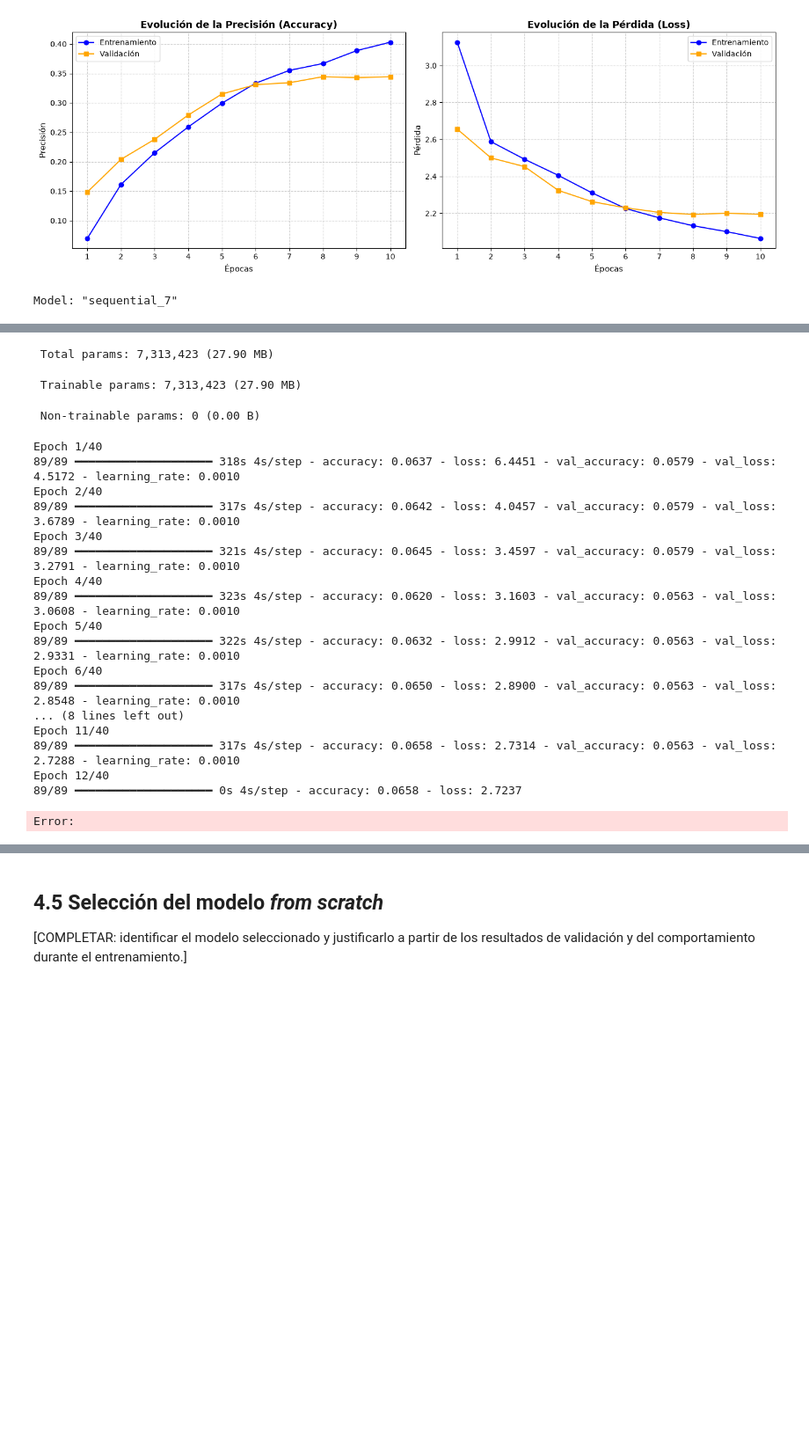
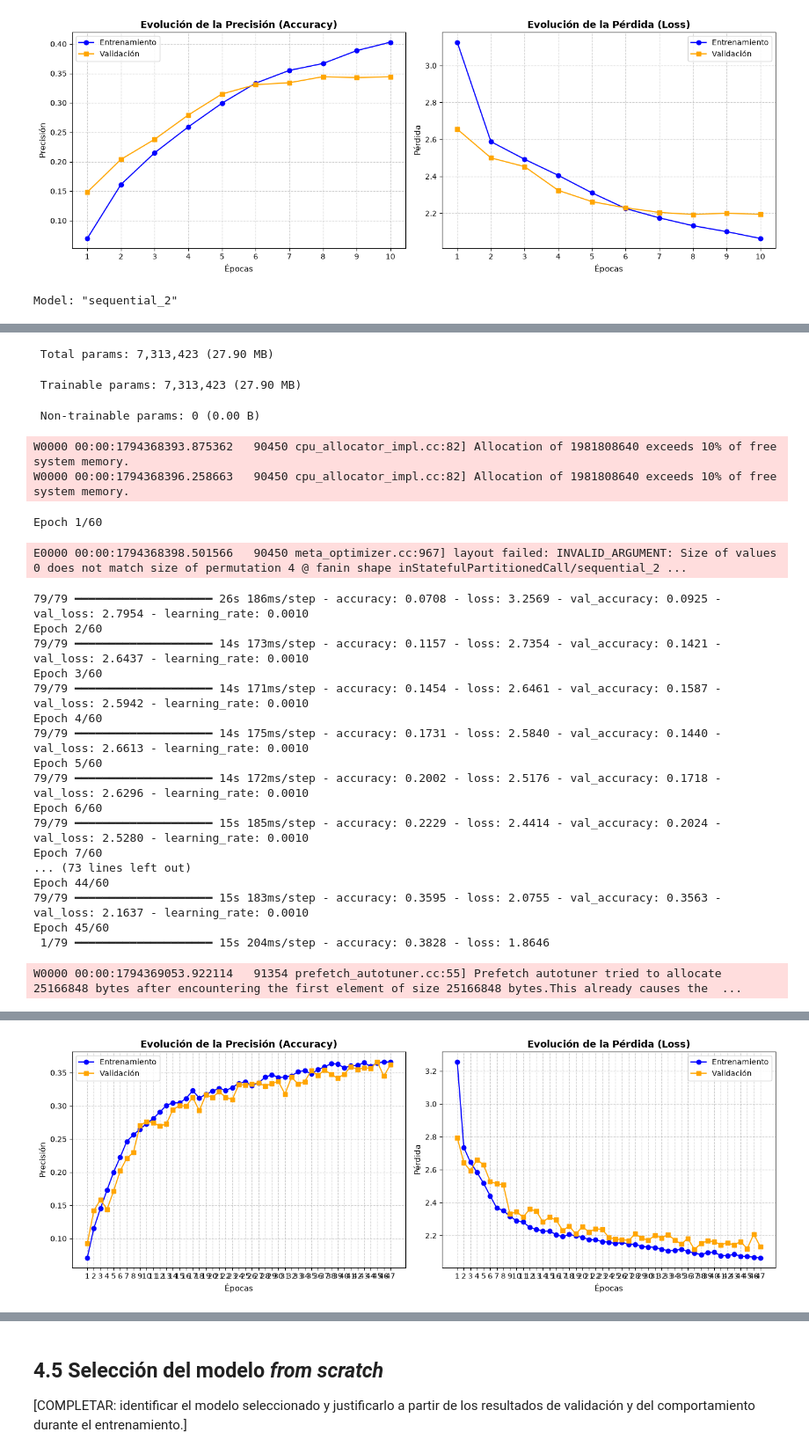
Before and after one commit to bhuvanarangaiah/07MIAR-CNN-Redes-Neuronales-2026, a Jupyter notebook: Plantilla_Proyecto_07MIAR.ipynb, the cells around one changed output, grey strips where cells are left out. Shown at 88% size. Saved outputs shown, nothing was run; the diff lists cells and outputs as text; code cells hidden in the pictures; blank space fills up the shorter version.

```diff
--- a/Plantilla_Proyecto_07MIAR.ipynb
+++ b/Plantilla_Proyecto_07MIAR.ipynb
@@ -1101,10 +1106,7 @@ from tensorflow.keras.optimizers import Adam
 data_augmentation = Sequential([ # Implementando data augmentation para mas variedad de imagenes en el dataset
     layers.RandomFlip("horizontal"),
     layers.RandomRotation(0.1),
-    layers.RandomZoom(0.1),
-    layers.RandomBrightness(factor=0.1),
-    layers.RandomContrast(factor=0.1),
-    layers.RandomTranslation(height_factor=0.1, width_factor=0.1)
+    layers.RandomZoom(0.1)
 ])
 
 cnn_HAR_dropout_dense = Sequential([ # Agregue una capa dropout y una extra de densas
@@ -1118,7 +1120,7 @@ cnn_HAR_dropout_dense = Sequential([ # Agregue una capa dropout y una extra de d
 
     layers.Conv2D(256, (3, 3), activation="relu"), # Aumento de la red de 128 --> 256
     layers.MaxPooling2D((2, 2)),
-    layers.Dropout(0.3),
+    #layers.Dropout(0.3),
 
     layers.Conv2D(256, (3, 3), activation="relu"), # Creacion de una nueva capa convolucional para aumentar la capacidad de aprendizaje 256
     layers.MaxPooling2D((2, 2)),
@@ -1132,33 +1134,34 @@ cnn_HAR_dropout_dense = Sequential([ # Agregue una capa dropout y una extra de d
 cnn_HAR_dropout_dense.summary()
 early_stop = EarlyStopping(
     monitor="val_loss",
-    patience=2,
+    patience=10,
     restore_best_weights=True
 )
 
 lr_scheduler = callbacks.ReduceLROnPlateau( # Agregamos un LR Scheduler para mejora dinamica del LR
     monitor='val_loss',
     factor=0.2,
-    patience=6, # Aumento de la paciencia por el data augmentation
-    min_lr=1e-6,
+    patience=10, # Aumento de la paciencia por el data augmentation
+    min_lr=0.001,
     verbose=1
 )
 
-#optimizer = Adam(learning_rate=0.0001)
+optimizer = Adam(learning_rate=0.001)
 
 cnn_HAR_dropout_dense.compile(
-    optimizer="adam",
+    optimizer=optimizer,
     loss="sparse_categorical_crossentropy",
-    metrics=["accuracy"]
+    metrics=["accuracy"],
+    jit_compile=False
 )
 
 history_cnn_HAR_dropout_dense = cnn_HAR_dropout_dense.fit(
     X_train_final,
     y_train_numerico,
-    epochs=40, # Aumento de epocas por el data augmentation
+    epochs=60, # Aumento de epocas por el data augmentation
     batch_size=128,
     callbacks=[early_stop, lr_scheduler],
-    validation_split=0.1,
+    validation_split=0.2,
 
 )
 
@@ -1200,7 +1203,7 @@ ax2.legend()
 plt.tight_layout()
 plt.show()
 # %% [output]
-Model: "sequential_7"
+Model: "sequential_2"
 ┏━━━━━━━━━━━━━━━━━━━━━━━━━━━━━━━━━┳━━━━━━━━━━━━━━━━━━━━━━━━┳━━━━━━━━━━━━━━━┓
 ┃ Layer (type)                    ┃ Output Shape           ┃       Param # ┃
 ┡━━━━━━━━━━━━━━━━━━━━━━━━━━━━━━━━━╇━━━━━━━━━━━━━━━━━━━━━━━━╇━━━━━━━━━━━━━━━┩
@@ -1221,21 +1224,25 @@ Model: "sequential_7"
  Total params: 7,313,423 (27.90 MB)
  Trainable params: 7,313,423 (27.90 MB)
  Non-trainable params: 0 (0.00 B)
-Epoch 1/40
-89/89 ━━━━━━━━━━━━━━━━━━━━ 318s 4s/step - accuracy: 0.0637 - loss: 6.4451 - val_accuracy: 0.0579 - val_loss: 4.5172 - learning_rate: 0.0010
-Epoch 2/40
-89/89 ━━━━━━━━━━━━━━━━━━━━ 317s 4s/step - accuracy: 0.0642 - loss: 4.0457 - val_accuracy: 0.0579 - val_loss: 3.6789 - learning_rate: 0.0010
-Epoch 3/40
-89/89 ━━━━━━━━━━━━━━━━━━━━ 321s 4s/step - accuracy: 0.0645 - loss: 3.4597 - val_accuracy: 0.0579 - val_loss: 3.2791 - learning_rate: 0.0010
-Epoch 4/40
-89/89 ━━━━━━━━━━━━━━━━━━━━ 323s 4s/step - accuracy: 0.0620 - loss: 3.1603 - val_accuracy: 0.0563 - val_loss: 3.0608 - learning_rate: 0.0010
-Epoch 5/40
-89/89 ━━━━━━━━━━━━━━━━━━━━ 322s 4s/step - accuracy: 0.0632 - loss: 2.9912 - val_accuracy: 0.0563 - val_loss: 2.9331 - learning_rate: 0.0010
-Epoch 6/40
-89/89 ━━━━━━━━━━━━━━━━━━━━ 317s 4s/step - accuracy: 0.0650 - loss: 2.8900 - val_accuracy: 0.0563 - val_loss: 2.8548 - learning_rate: 0.0010
-... (8 lines left out)
-Epoch 11/40
-89/89 ━━━━━━━━━━━━━━━━━━━━ 317s 4s/step - accuracy: 0.0658 - loss: 2.7314 - val_accuracy: 0.0563 - val_loss: 2.7288 - learning_rate: 0.0010
-Epoch 12/40
-89/89 ━━━━━━━━━━━━━━━━━━━━ 0s 4s/step - accuracy: 0.0658 - loss: 2.7237
+W0000 00:00:1794368393.875362   90450 cpu_allocator_impl.cc:82] Allocation of 1981808640 exceeds 10% of free system memory.
+W0000 00:00:1794368396.258663   90450 cpu_allocator_impl.cc:82] Allocation of 1981808640 exceeds 10% of free system memory.
-Error:
+Epoch 1/60
+E0000 00:00:1794368398.501566   90450 meta_optimizer.cc:967] layout failed: INVALID_ARGUMENT: Size of values 0 does not match size of permutation 4 @ fanin shape inStatefulPartitionedCall/sequential_2 ...
+79/79 ━━━━━━━━━━━━━━━━━━━━ 26s 186ms/step - accuracy: 0.0708 - loss: 3.2569 - val_accuracy: 0.0925 - val_loss: 2.7954 - learning_rate: 0.0010
+Epoch 2/60
+79/79 ━━━━━━━━━━━━━━━━━━━━ 14s 173ms/step - accuracy: 0.1157 - loss: 2.7354 - val_accuracy: 0.1421 - val_loss: 2.6437 - learning_rate: 0.0010
+Epoch 3/60
+79/79 ━━━━━━━━━━━━━━━━━━━━ 14s 171ms/step - accuracy: 0.1454 - loss: 2.6461 - val_accuracy: 0.1587 - val_loss: 2.5942 - learning_rate: 0.0010
+Epoch 4/60
+79/79 ━━━━━━━━━━━━━━━━━━━━ 14s 175ms/step - accuracy: 0.1731 - loss: 2.5840 - val_accuracy: 0.1440 - val_loss: 2.6613 - learning_rate: 0.0010
+Epoch 5/60
+79/79 ━━━━━━━━━━━━━━━━━━━━ 14s 172ms/step - accuracy: 0.2002 - loss: 2.5176 - val_accuracy: 0.1718 - val_loss: 2.6296 - learning_rate: 0.0010
+Epoch 6/60
+79/79 ━━━━━━━━━━━━━━━━━━━━ 15s 185ms/step - accuracy: 0.2229 - loss: 2.4414 - val_accuracy: 0.2024 - val_loss: 2.5280 - learning_rate: 0.0010
+Epoch 7/60
+... (73 lines left out)
+Epoch 44/60
+79/79 ━━━━━━━━━━━━━━━━━━━━ 15s 183ms/step - accuracy: 0.3595 - loss: 2.0755 - val_accuracy: 0.3563 - val_loss: 2.1637 - learning_rate: 0.0010
+Epoch 45/60
+ 1/79 ━━━━━━━━━━━━━━━━━━━━ 15s 204ms/step - accuracy: 0.3828 - loss: 1.8646
+W0000 00:00:1794369053.922114   91354 prefetch_autotuner.cc:55] Prefetch autotuner tried to allocate 25166848 bytes after encountering the first element of size 25166848 bytes.This already causes the  ...
@@ -1241,0 +1254 @@ Error:
+[figure, added]
```
Also changed, not shown: parts of 6 cells of this notebook.
